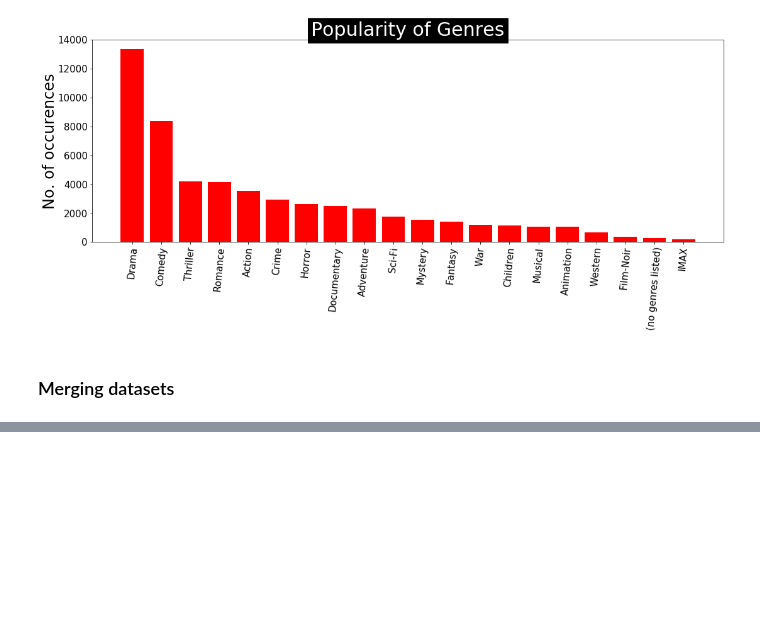
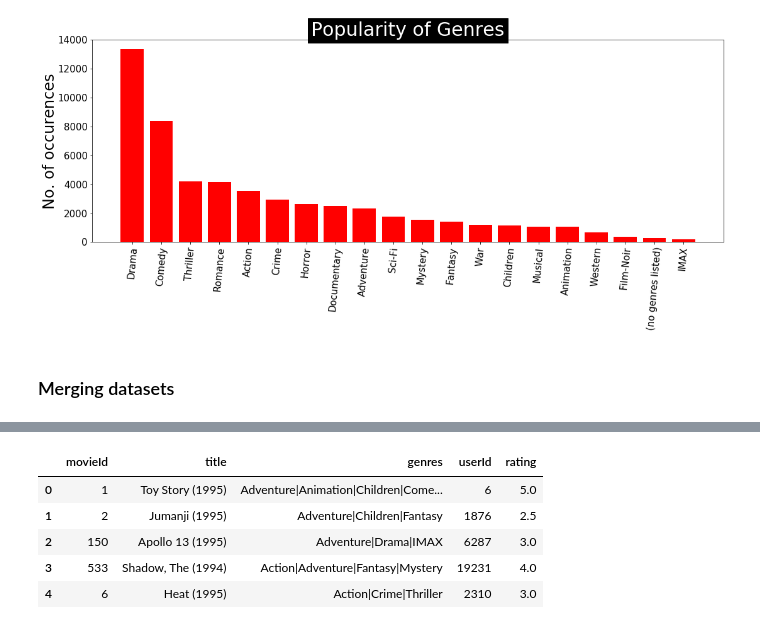
Before and after one commit to andlints/Mise-en-oeuvre-d-un-syst-me-de-recommendation-froid, a Jupyter notebook: CODE/Visualization.ipynb, the cells around one changed output, grey strips where cells are left out. Cells and saved outputs as stored; diff of their text form; code cells hidden in the pictures; blank space fills up the shorter version.

```diff
--- a/CODE/Visualization.ipynb
+++ b/CODE/Visualization.ipynb
@@ -262,0 +285,11 @@ Movies_ratings_data.head(5)
+# %%
+d_test = Movies_ratings_data.iloc[[1, 49994, 1005005, 3555555, 100000]]
+d_test = d_test.reset_index(drop=True)
+d_test
+# %% [output]
+|  | movieId | title | genres | userId | rating |
+| 0 | 1 | Toy Story (1995) | Adventure|Animation|Children|Come... | 6 | 5.0 |
+| 1 | 2 | Jumanji (1995) | Adventure|Children|Fantasy | 1876 | 2.5 |
+| 2 | 150 | Apollo 13 (1995) | Adventure|Drama|IMAX | 6287 | 3.0 |
+| 3 | 533 | Shadow, The (1994) | Action|Adventure|Fantasy|Mystery | 19231 | 4.0 |
+| 4 | 6 | Heat (1995) | Action|Crime|Thriller | 2310 | 3.0 |
```
Also changed, not shown: parts of 26 cells of this notebook.
